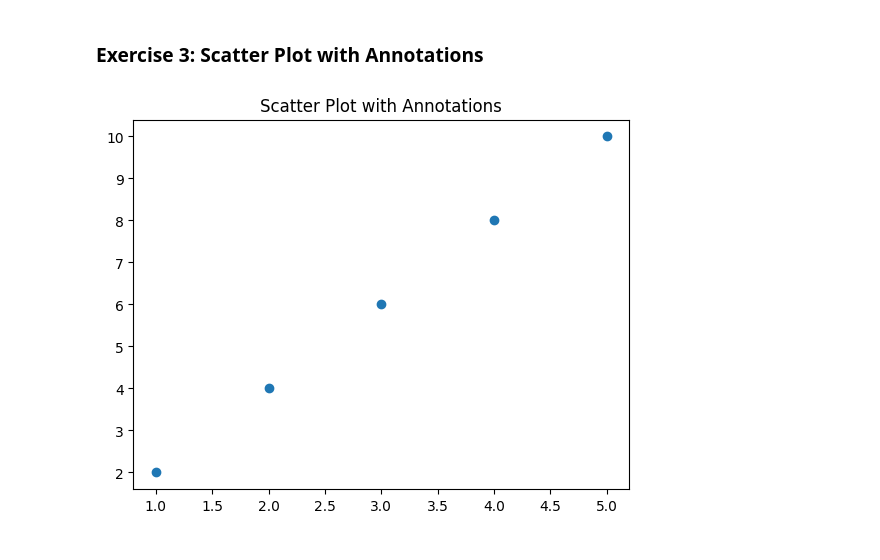
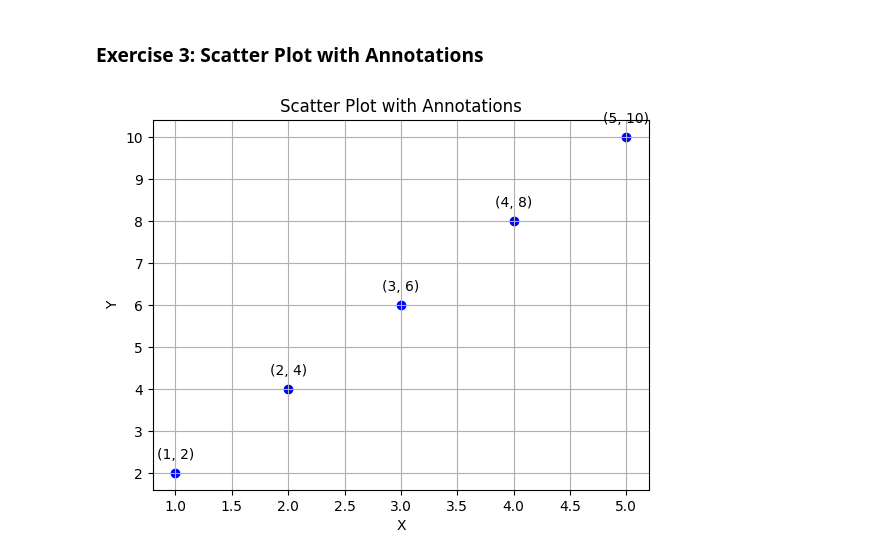
Before and after one commit to HemaRamaswamy08/python-jupyter-template, a Jupyter notebook: src/3-scatter-plot.ipynb, the cells around one changed output. Cells and saved outputs as stored; diff of their text form; code cells hidden in the pictures.

```diff
--- a/src/3-scatter-plot.ipynb
+++ b/src/3-scatter-plot.ipynb
@@ -3,16 +3,50 @@
 # %%
 # TASK: Create a scatter plot with x = [1, 2, 3, 4, 5] and y = [2, 4, 6, 8, 10].
 # Annotate each point with its (x, y) value, and set the title as 'Scatter Plot with Annotations'.
-# %%
-import matplotlib.pyplot as plt
-
-x = [1,2,3,4,5]
-y = [2,4,6,8,10]
-
-plt.scatter(x,y)
-
-plt.title("Scatter Plot with Annotations")
-
-plt.show()
-# %% [output]
-[figure, removed]
+# %%
+import matplotlib.pyplot as plt
+
+def validate_data(x, y):
+    if not isinstance(x, list) or not isinstance(y, list):
+        raise ValueError("x and y must be lists.")
+    if len(x) == 0 or len(y) == 0:
+        raise ValueError("x and y lists cannot be empty.")
+    if len(x) != len(y):
+        raise ValueError("x and y lists must have the same length.")
+    if any(not isinstance(value, (int, float)) for value in x):
+        raise ValueError("All values in x must be numbers.")
+    if any(not isinstance(value, (int, float)) for value in y):
+        raise ValueError("All values in y must be numbers.")
+
+# Data
+x = [1, 2, 3, 4, 5]
+y = [2, 4, 6, 8, 10]
+
+try:
+    # Validate data
+    validate_data(x, y)
+
+    # Create scatter plot
+    plt.scatter(x, y, color='b')
+
+    # Add title and labels
+    plt.title("Scatter Plot with Annotations")
+    plt.xlabel("X")
+    plt.ylabel("Y")
+
+    # Add annotations for each point
+    for i in range(len(x)):
+        plt.annotate(f'({x[i]}, {y[i]})', (x[i], y[i]), textcoords="offset points", xytext=(0,10), ha='center')
+
+    # Add grid lines
+    plt.grid(True)
+
+    # Show plot
+    plt.show()
+
+except ValueError as e:
+    print(f"Data validation error: {e}")
+except Exception as e:
+    print(f"An unexpected error occurred: {e}")
+# %% [output]
+[figure, added]
```
Also changed, not shown: 4 other files.
